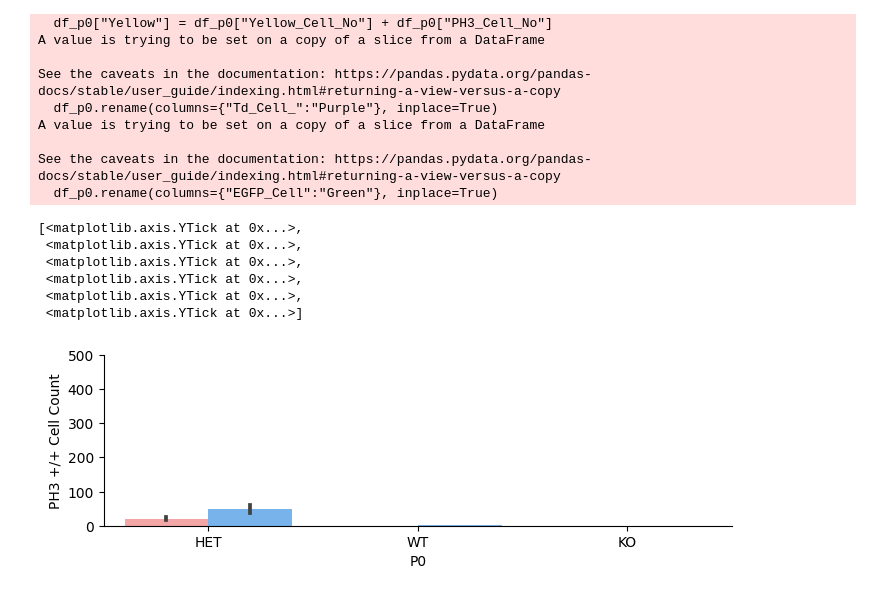
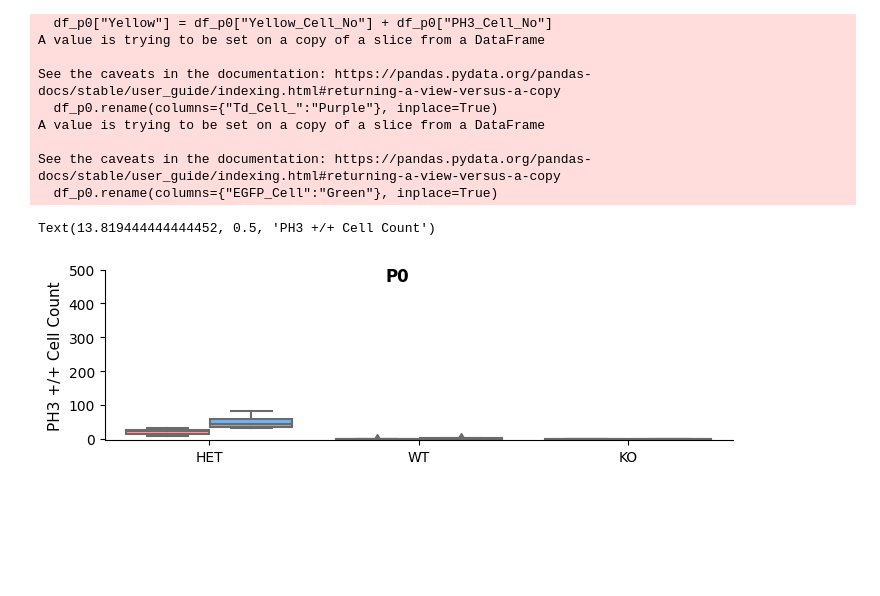
Before and after one commit to alzox/charts, a Jupyter notebook: notebooks/2025-04-13-brain.ipynb, the cells around one changed output. Drawn from its saved outputs; the diff is of its cells as text; code cells hidden in the pictures; blank space fills up the shorter version.

```diff
--- a/notebooks/2025-04-13-brain.ipynb
+++ b/notebooks/2025-04-13-brain.ipynb
@@ -158,28 +158,23 @@ See the caveats in the documentation: https://pandas.pydata.org/pandas-docs/stab
 # %%
 df_p0_melt = df_p0.melt(id_vars=["Cep55_Genotype", "Age"], value_vars=["Yellow", "Purple", "Green"], var_name="Cell_Type", value_name="Count")
 
 df_p0_melt["Cell_Type"] = df_p0_melt["Cell_Type"].replace({"Yellow": "HET", "Purple": "WT", "Green": "KO"})
 df_p0_melt["P0"] = df_p0_melt["Cell_Type"]
 
 df_p0_melt.rename(columns={"Count": "PH3 +/+ Cell Count"}, inplace=True) # CHANGE THIS FOR Y VARIABLE
 
-g = sns.catplot(x="P0", y="PH3 +/+ Cell Count", hue="Cep55_Genotype", data=df_p0_melt, kind="bar", height=5, aspect=1.5, estimator=np.mean, hue_order=["WT", "HET"],
+g = sns.catplot(x="P0", y="PH3 +/+ Cell Count", hue="Cep55_Genotype", data=df_p0_melt, kind="box", height=5, aspect=1.5, estimator=np.mean, hue_order=["WT", "HET"],
                 errorbar="se", palette=["#FF9999", "#66B3FF"], legend_out=False)
 
 fig = g.figure
 fig.set_size_inches(7, 2)
 g._legend.remove()
 g.ax.set_yticks([0, 100, 200, 300, 400, 500])
 
 # Set Main title
 g.fig.suptitle("P0", fontsize=12, fontweight='bold')
 g.set_axis_labels("", "PH3 +/+ Cell Count")
 g.ax.set_ylabel("PH3 +/+ Cell Count", fontsize=11)
 # %% [output]
-[<matplotlib.axis.YTick at 0x...>,
- <matplotlib.axis.YTick at 0x...>,
- <matplotlib.axis.YTick at 0x...>,
- <matplotlib.axis.YTick at 0x...>,
- <matplotlib.axis.YTick at 0x...>,
- <matplotlib.axis.YTick at 0x...>]
+Text(13.819444444444452, 0.5, 'PH3 +/+ Cell Count')
-[figure, old version]
+[figure, new version]
```
Also changed, not shown: parts of 2 cells of this notebook.
